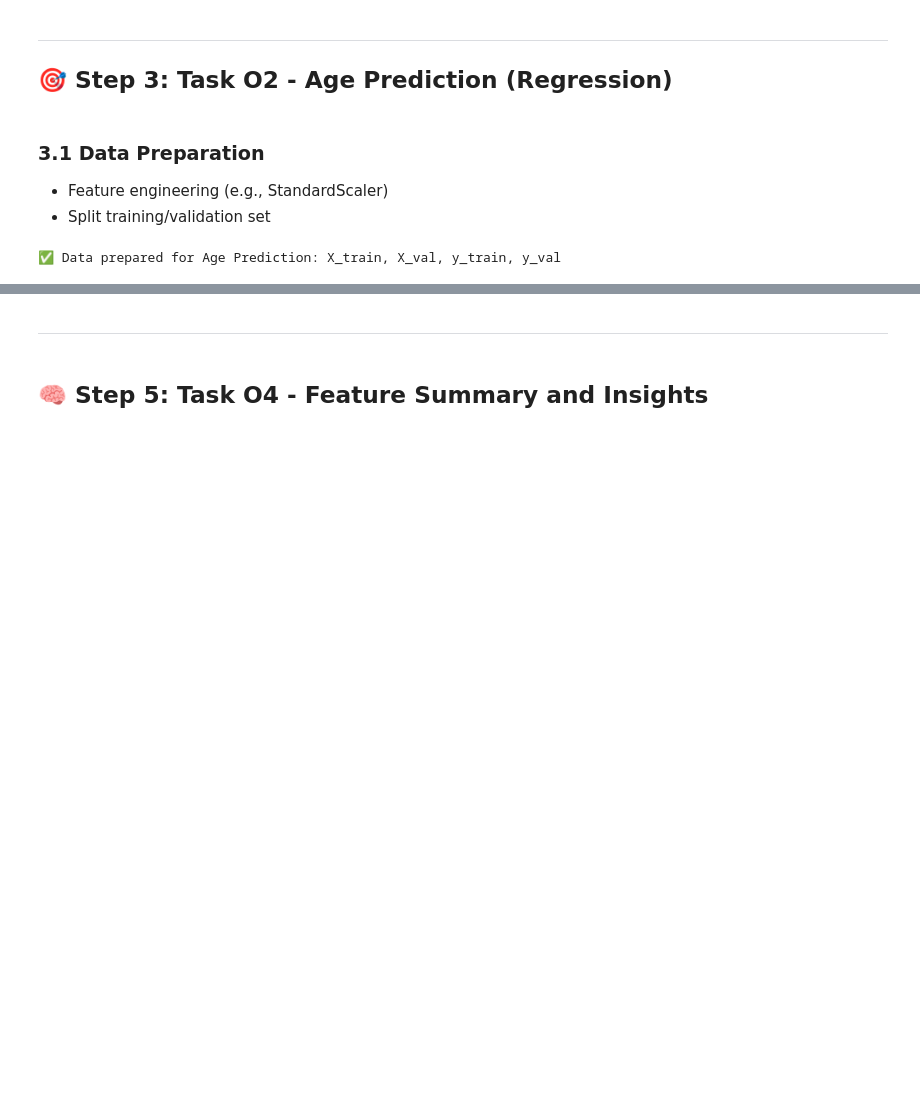
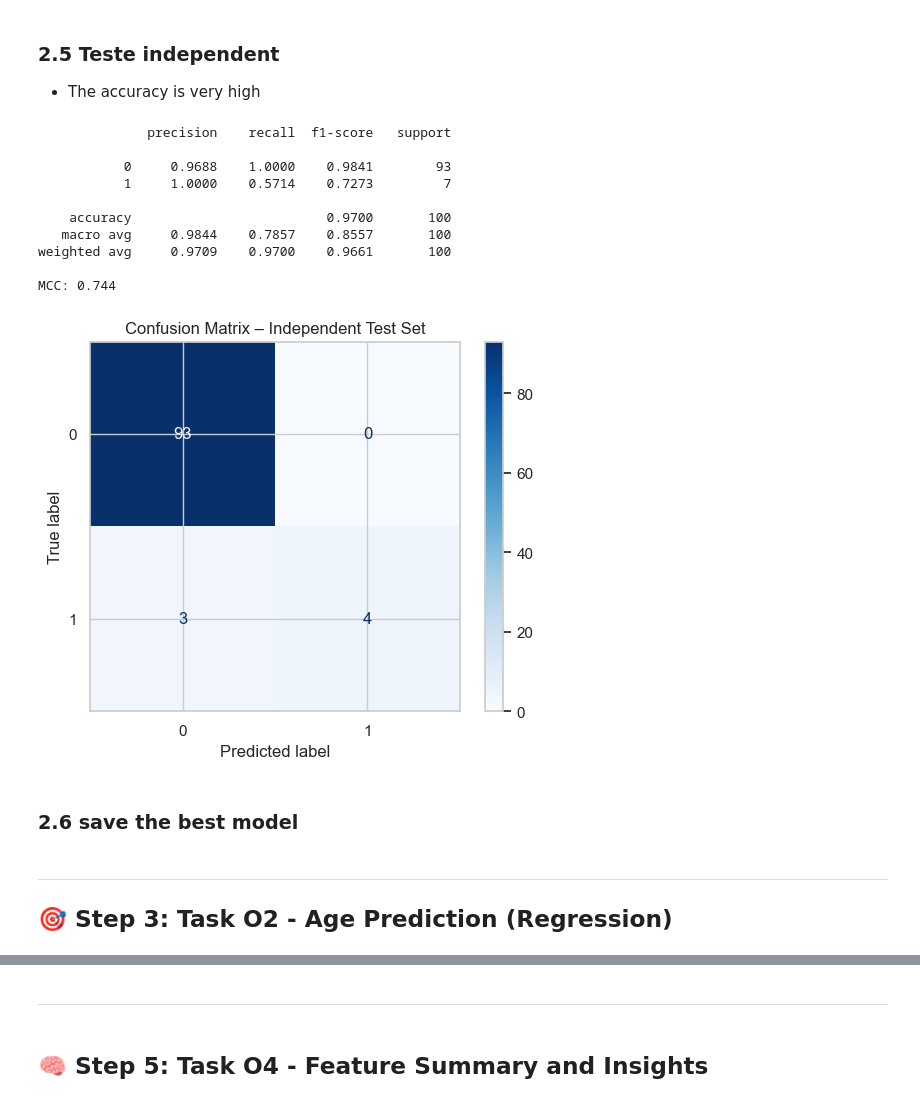
Before and after one commit to lixuanan2/EC-covid19-project, a Jupyter notebook: notebooks/en_version.ipynb, the cells around one changed output, grey strips where cells are left out. Saved outputs shown, nothing was run; the diff lists cells and outputs as text; code cells hidden in the pictures; blank space fills up the shorter version.

```diff
--- a/notebooks/en_version.ipynb
+++ b/notebooks/en_version.ipynb
@@ -763,0 +359,10 @@ print("✅ Best Logistic Regression model saved as 'logistic_regression_best.pkl
+# %%
+# float64 -> Int64
+int_like_cols = [col for col in df.columns if df[col].dtype == 'float64' and df[col].nunique() <= 20 or col == 'AGE']
+for col in int_like_cols:
+    df[col] = df[col].astype('Int64')
+
+
+# save the cleaned dataset
+df.to_csv("./data/custom_covid19_cleaned.csv", index=False)
+print("Cleaned dataset saved as 'custom_covid19_cleaned.csv'")
@@ -763,0 +533,37 @@ print("✅ Best Logistic Regression model saved as 'logistic_regression_best.pkl
+# %% [markdown]
+### 2.5 Teste independent
+- The accuracy is very high
+# %%
+test_X = pd.read_csv('./data/proj-test-data.csv')[important_features_O1]
+test_y = pd.read_csv('./data/proj-test-class.csv')
+
+test_X = test_X.replace([97, 98, 99], np.nan).fillna(test_X.mode().iloc[0])
+
+# 直接使用 best_model，因为它内部已经包含预处理步骤
+y_hat = best_model.predict(test_X)
+
+print(classification_report(test_y, y_hat, digits=4))
+print("MCC:", matthews_corrcoef(test_y, y_hat).round(4))
+
+ConfusionMatrixDisplay.from_predictions(
+    test_y,
+    y_hat,
+    cmap='Blues',
+    values_format='d'
+)
+plt.title('Confusion Matrix – Independent Test Set')
+plt.show()
+# %% [output]
+              precision    recall  f1-score   support
+
+           0     0.9688    1.0000    0.9841        93
+           1     1.0000    0.5714    0.7273         7
+
+    accuracy                         0.9700       100
+   macro avg     0.9844    0.7857    0.8557       100
+weighted avg     0.9709    0.9700    0.9661       100
+
+MCC: 0.744
+[figure, added]
+# %% [markdown]
+### 2.6 save the best model
@@ -767,29 +579,3 @@ print("✅ Best Logistic Regression model saved as 'logistic_regression_best.pkl
 
 
 ## 🎯 Step 3: Task O2 - Age Prediction (Regression)
-# %% [markdown]
-
-### 3.1 Data Preparation
-- Feature engineering (e.g., StandardScaler)
-- Split training/validation set
-# %%
-# Select feature columns (important_features_O2) and target column (AGE)
-X = df[important_features_O2]
-y = df['AGE']
-
-# Ensure no missing values
-X = X.replace([97, 98, 99], np.nan)
-X = X.fillna(X.mode().iloc[0])  # Fill categorical features with mode
-
-# Standardize features (because most regression models are affected by feature scale)
-scaler = StandardScaler()
-X_scaled = scaler.fit_transform(X)
-
-# Split training and validation set
-X_train, X_val, y_train, y_val = train_test_split(
-    X_scaled, y, test_size=0.2, random_state=42
-)
-
-print("✅ Data prepared for Age Prediction: X_train, X_val, y_train, y_val")
-# %% [output]
-✅ Data prepared for Age Prediction: X_train, X_val, y_train, y_val
```
Also changed, not shown: parts of 144 cells of this notebook.
